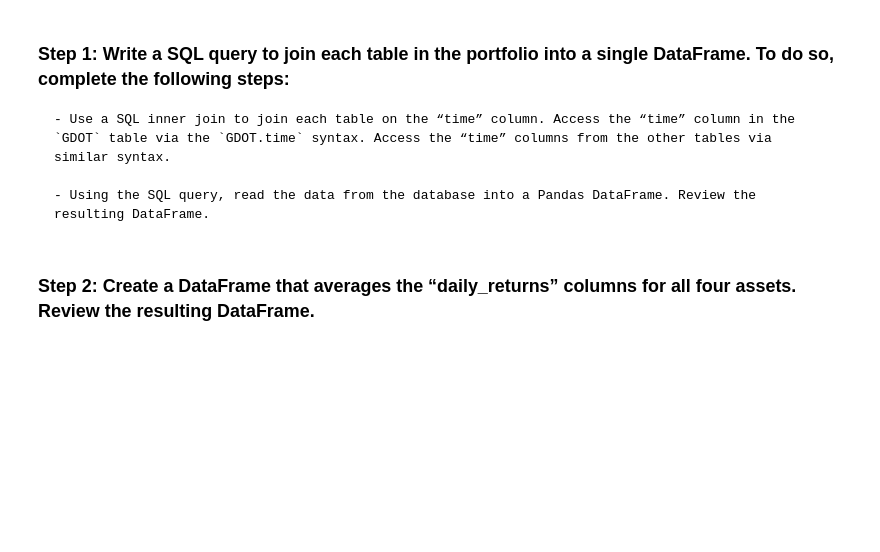
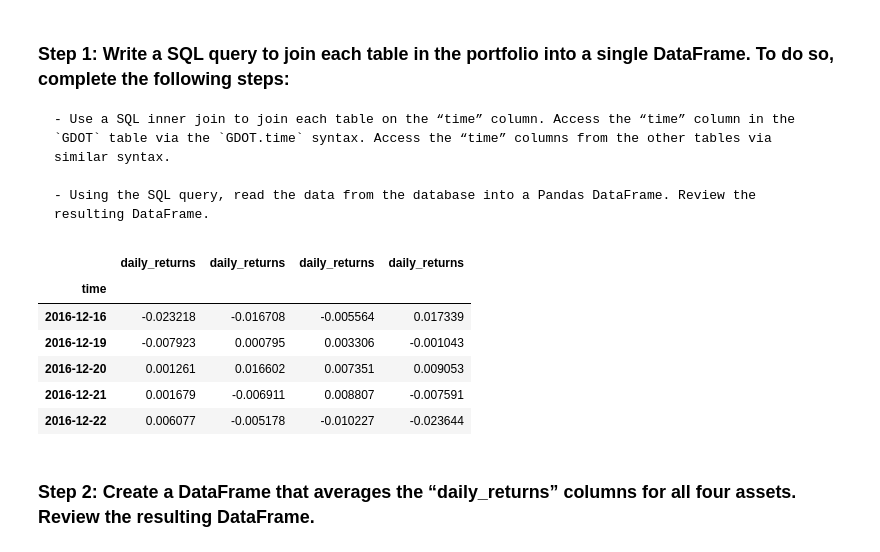
Before and after one commit to shark-236/ETF_Analysis, a Jupyter notebook: etf_analyzer.ipynb, the cells around one changed output. Drawn from its saved outputs; the diff is of its cells as text; code cells hidden in the pictures; blank space fills up the shorter version.

```diff
--- a/etf_analyzer.ipynb
+++ b/etf_analyzer.ipynb
@@ -333,13 +333,28 @@ Complete the following steps:
 # %%
 # Wreate a SQL query to join each table in the portfolio into a single DataFrame
 # Use the time column from each table as the basis for the join
-query = # YOUR CODE HERE
+#Here, only one .time is called so that the same result does not come back 4x for 'time'. The daily_returns for each table are called in, to be used in upcoming functions. Index column is set to 'time'
+query = """
+SELECT GDOT.time, GDOT.daily_returns, GS.daily_returns, PYPL.daily_returns, SQ.daily_returns
+FROM GDOT
+INNER JOIN GS ON GDOT.time = GS.time
+INNER JOIN PYPL ON GDOT.time = PYPL.time
+INNER JOIN SQ ON GDOT.time = SQ.time
+"""
 
 # Using the query, read the data from the database into a Pandas DataFrame
-etf_portfolio = # YOUR CODE HERE
+etf_portfolio = pd.read_sql_query(query, con=engine, parse_dates=['time'], index_col=['time'])
 
 # Review the resulting DataFrame
-# YOUR CODE HERE
+display(etf_portfolio.head())
+# %% [output]
+|  | daily_returns | daily_returns | daily_returns | daily_returns |
+| time |  |  |  |  |
+| 2016-12-16 | -0.023218 | -0.016708 | -0.005564 | 0.017339 |
+| 2016-12-19 | -0.007923 | 0.000795 | 0.003306 | -0.001043 |
+| 2016-12-20 | 0.001261 | 0.016602 | 0.007351 | 0.009053 |
+| 2016-12-21 | 0.001679 | -0.006911 | 0.008807 | -0.007591 |
+| 2016-12-22 | 0.006077 | -0.005178 | -0.010227 | -0.023644 |
 # %% [markdown]
 ### Step 2: Create a DataFrame that averages the “daily_returns” columns for all four assets. Review the resulting DataFrame.
 # %%
```
Also changed, not shown: parts of 7 cells of this notebook.
